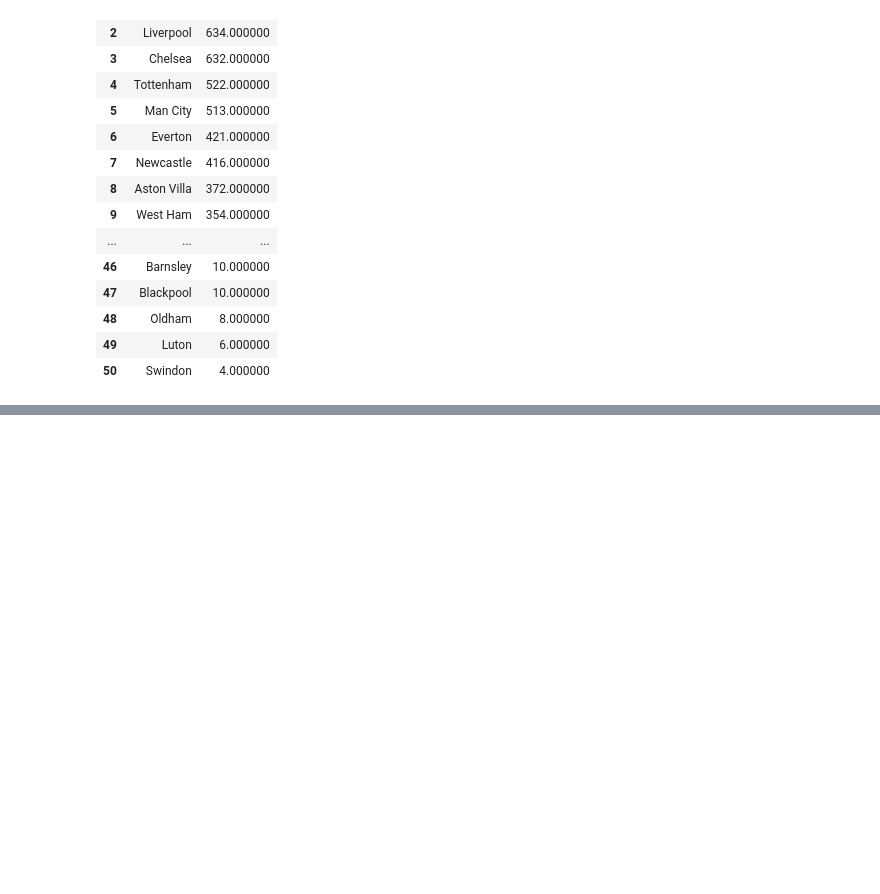
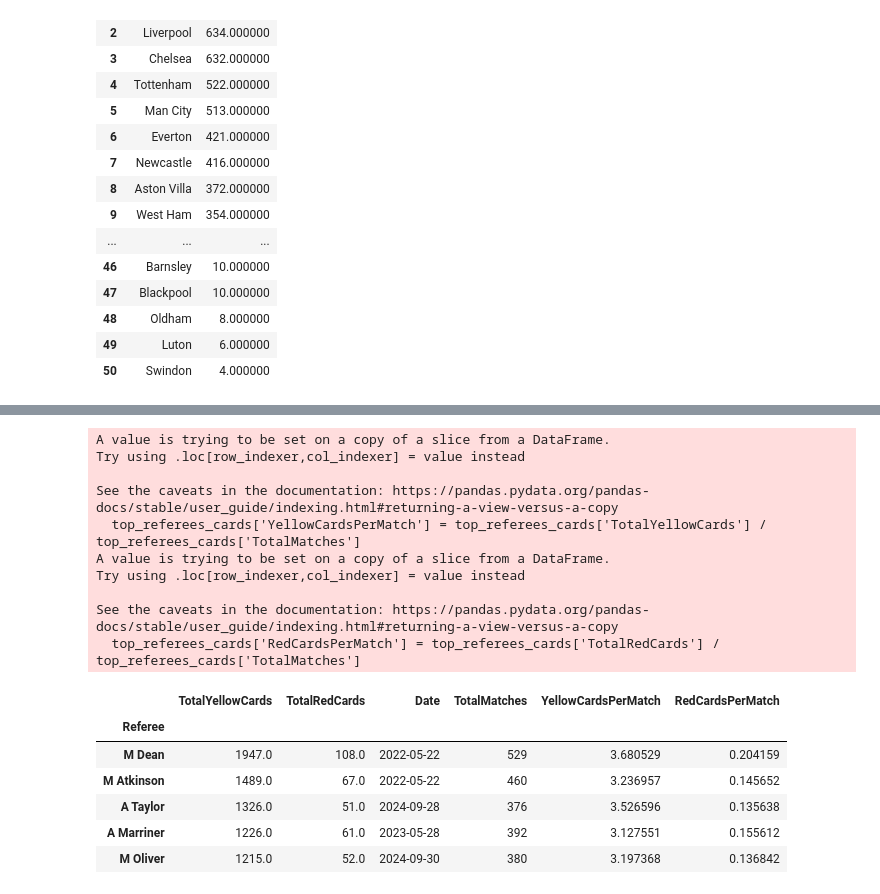
Before and after one commit to Levy212/PremierLeagueAnalysis, a Jupyter notebook: Untitled.ipynb, the cells around one changed output, grey strips where cells are left out. Drawn from its saved outputs; the diff is of its cells as text; code cells hidden in the pictures; blank space fills up the shorter version.

```diff
--- a/Untitled.ipynb
+++ b/Untitled.ipynb
@@ -53,3 +58,19 @@ total_wins.reset_index().style.background_gradient(cmap="CMRmap_r")
 | 48 | Oldham | 8.000000 |
 | 49 | Luton | 6.000000 |
 | 50 | Swindon | 4.000000 |
+# %%
+df['TotalYellowCards'] = df['HomeTeamYellowCards'] + df['AwayTeamYellowCards']
+df['TotalRedCards'] = df['HomeTeamRedCards'] + df['AwayTeamRedCards']
+
+referee_cards = df.groupby('Referee').agg(
+    {'TotalYellowCards': 'sum',
+     'TotalRedCards': 'sum',
+     'Date': 'max',
+     'MatchID': 'count'}
+).sort_values(by='TotalYellowCards', ascending=False)
+
+# Renommer la colonne 'MatchID' pour indiquer qu'il s'agit du nombre total de matchs
+referee_cards = referee_cards.rename(columns={'MatchID': 'TotalMatches'})
+
+
+referee_cards.head()
@@ -55,0 +85,25 @@ total_wins.reset_index().style.background_gradient(cmap="CMRmap_r")
+# %%
+top_referees_cards = referee_cards.head(10)
+
+# Calculer les ratios pour les cartons jaunes et rouges par match pour chaque arbitre
+top_referees_cards['YellowCardsPerMatch'] = top_referees_cards['TotalYellowCards'] / top_referees_cards['TotalMatches']
+top_referees_cards['RedCardsPerMatch'] = top_referees_cards['TotalRedCards'] / top_referees_cards['TotalMatches']
+top_referees_cards.head()
+# %% [output]
+A value is trying to be set on a copy of a slice from a DataFrame.
+Try using .loc[row_indexer,col_indexer] = value instead
+
+See the caveats in the documentation: https://pandas.pydata.org/pandas-docs/stable/user_guide/indexing.html#returning-a-view-versus-a-copy
+  top_referees_cards['YellowCardsPerMatch'] = top_referees_cards['TotalYellowCards'] / top_referees_cards['TotalMatches']
+A value is trying to be set on a copy of a slice from a DataFrame.
+Try using .loc[row_indexer,col_indexer] = value instead
+
+See the caveats in the documentation: https://pandas.pydata.org/pandas-docs/stable/user_guide/indexing.html#returning-a-view-versus-a-copy
+  top_referees_cards['RedCardsPerMatch'] = top_referees_cards['TotalRedCards'] / top_referees_cards['TotalMatches']
+|  | TotalYellowCards | TotalRedCards | Date | TotalMatches | YellowCardsPerMatch | RedCardsPerMatch |
+| Referee |  |  |  |  |  |  |
+| M Dean | 1947.0 | 108.0 | 2022-05-22 | 529 | 3.680529 | 0.204159 |
+| M Atkinson | 1489.0 | 67.0 | 2022-05-22 | 460 | 3.236957 | 0.145652 |
+| A Taylor | 1326.0 | 51.0 | 2024-09-28 | 376 | 3.526596 | 0.135638 |
+| A Marriner | 1226.0 | 61.0 | 2023-05-28 | 392 | 3.127551 | 0.155612 |
+| M Oliver | 1215.0 | 52.0 | 2024-09-30 | 380 | 3.197368 | 0.136842 |
```
Also changed, not shown: parts of 4 cells of this notebook.
